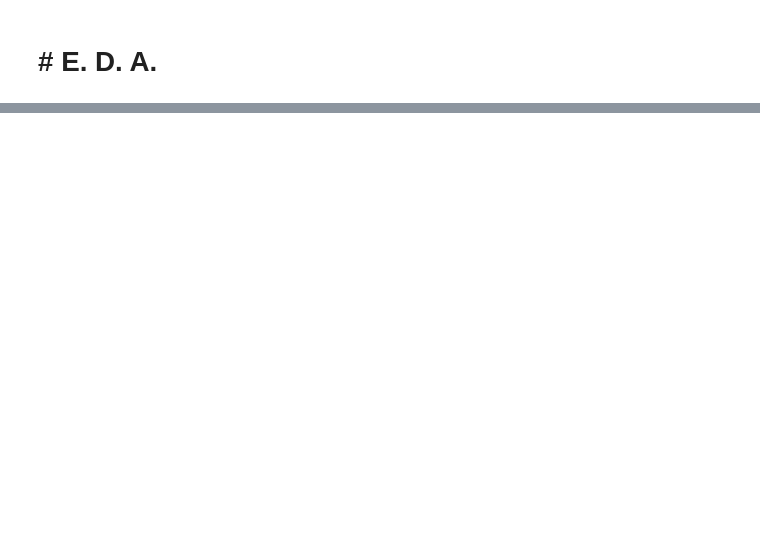
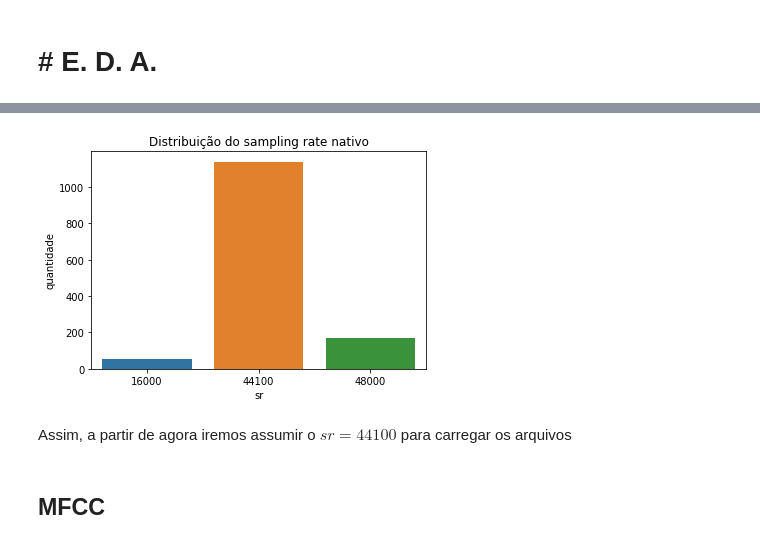
Before and after one commit to htbrandao/ppgi, a Jupyter notebook: modelagem/notebooks/01_eda.ipynb, the cells around one changed output, grey strips where cells are left out. Saved outputs shown, nothing was run; the diff lists cells and outputs as text; code cells hidden in the pictures; blank space fills up the shorter version.

```diff
--- a/modelagem/notebooks/01_eda.ipynb
+++ b/modelagem/notebooks/01_eda.ipynb
@@ -100,4 +29,0 @@ Text(0.5, 1.0, 'MFCCs de "S02_surprise_peak_021.wav"')
-# %%
-_ = [10, 12, 14, 16, 20, 24]
-__ = [librosa.feature.mfcc(y=y, sr=sr, n_mfcc=num) for num in _]
-__ = list(zip(_, __))
@@ -168,0 +32,2 @@ plt.show()
+# %%
+__ = [librosa.load(_, sr=None)[-1] for _ in Xfusao['path']]
@@ -168,0 +46,13 @@ plt.show()
+# %%
+___ = pd.Series(data=__).value_counts()
+
+sns.barplot(x=___.index, y=___.values)
+plt.xlabel('sr')
+plt.ylabel('quantidade')
+plt.title('Distribuição do sampling rate nativo')
+
+plt.show()
+# %% [output]
+[figure, added]
+# %% [markdown]
+Assim, a partir de agora iremos assumir o $sr = 44100$ para carregar os arquivos
@@ -168,0 +61,2 @@ plt.show()
+# %% [markdown]
+## MFCC
```
Also changed, not shown: parts of 35 cells of this notebook, 5 other files.
